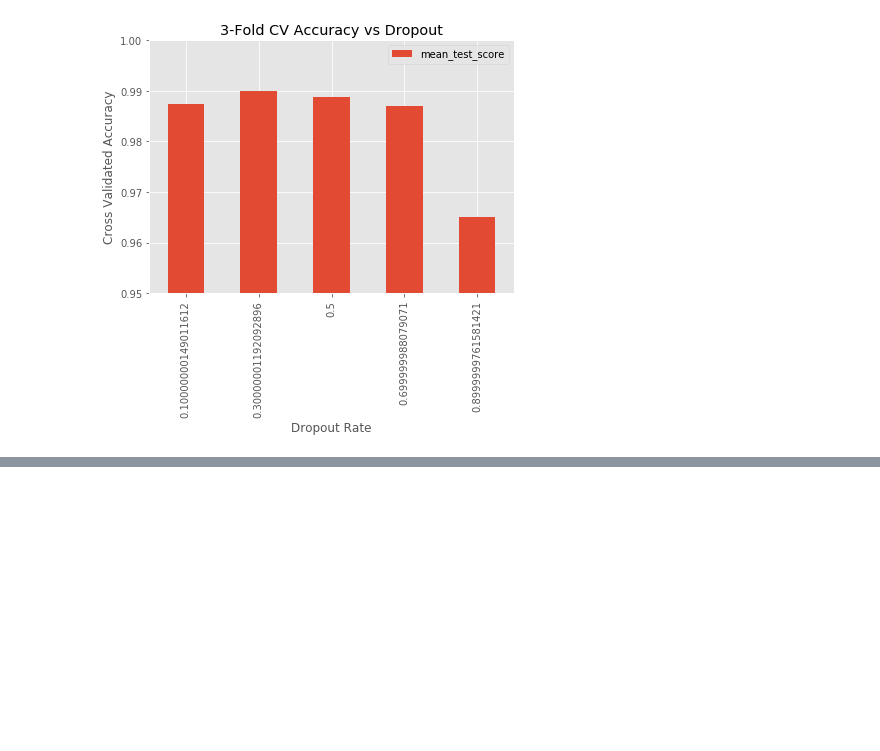
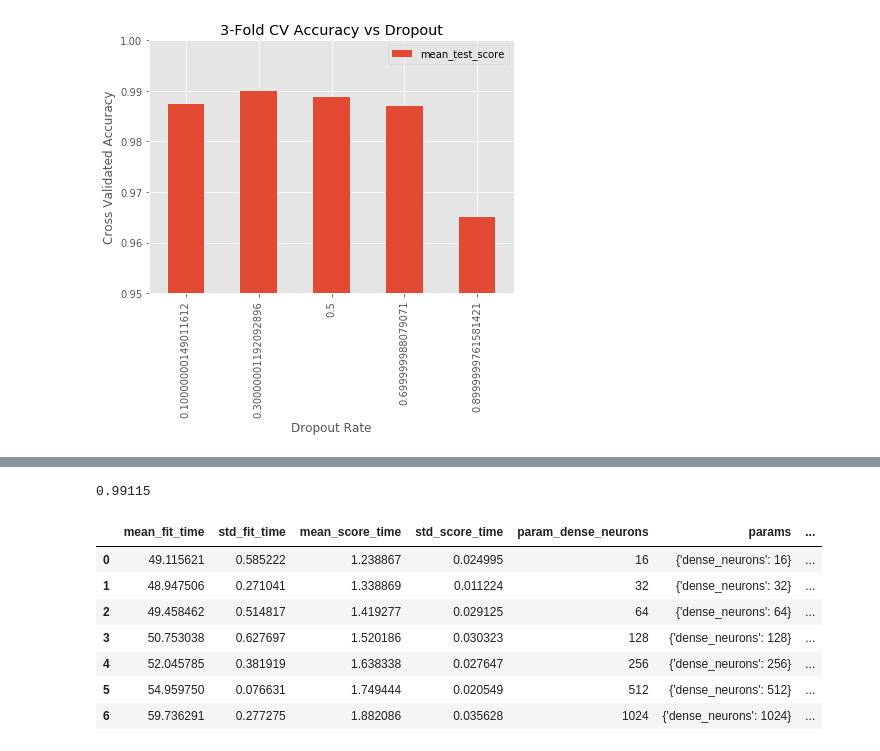
Before and after one commit to SMS-NED16/FYP-DL, a Jupyter notebook: fyp-assignments/02_MNIST_Hyperparams_CNN/FYP Assignment 02 - Hyperparameter Tuning - MNIST Digits.ipynb, the cells around one changed output, grey strips where cells are left out. Cells and saved outputs as stored; diff of their text form; code cells hidden in the pictures; blank space fills up the shorter version.

```diff
--- a/fyp-assignments/02_MNIST_Hyperparams_CNN/FYP Assignment 02 - Hyperparameter Tuning - MNIST Digits.ipynb
+++ b/fyp-assignments/02_MNIST_Hyperparams_CNN/FYP Assignment 02 - Hyperparameter Tuning - MNIST Digits.ipynb
@@ -655,0 +665,5 @@ files.download('dropout_validator')
+# %%
+dnn_validator = GridSearchCV(estimator=dnn_classifier, param_grid=dnn_grid,
+                             scoring='accuracy', cv=3)
+# %%
+callbacks_fit_params = {'callbacks': [CSVLogger('./dnn_logs', append=True)]}
@@ -655,0 +676,4 @@ files.download('dropout_validator')
+# %%
+dnn_validator.best_score_
+# %% [output]
+0.99115
@@ -655,0 +689,11 @@ files.download('dropout_validator')
+# %%
+dnn_validator_results
+# %% [output]
+|  | mean_fit_time | std_fit_time | mean_score_time | std_score_time | param_dense_neurons | params | ... |
+| 0 | 49.115621 | 0.585222 | 1.238867 | 0.024995 | 16 | {'dense_neurons': 16} | ... |
+| 1 | 48.947506 | 0.271041 | 1.338869 | 0.011224 | 32 | {'dense_neurons': 32} | ... |
+| 2 | 49.458462 | 0.514817 | 1.419277 | 0.029125 | 64 | {'dense_neurons': 64} | ... |
+| 3 | 50.753038 | 0.627697 | 1.520186 | 0.030323 | 128 | {'dense_neurons': 128} | ... |
+| 4 | 52.045785 | 0.381919 | 1.638338 | 0.027647 | 256 | {'dense_neurons': 256} | ... |
+| 5 | 54.959750 | 0.076631 | 1.749444 | 0.020549 | 512 | {'dense_neurons': 512} | ... |
+| 6 | 59.736291 | 0.277275 | 1.882086 | 0.035628 | 1024 | {'dense_neurons': 1024} | ... |
```
Also changed, not shown: parts of 24 cells of this notebook.
